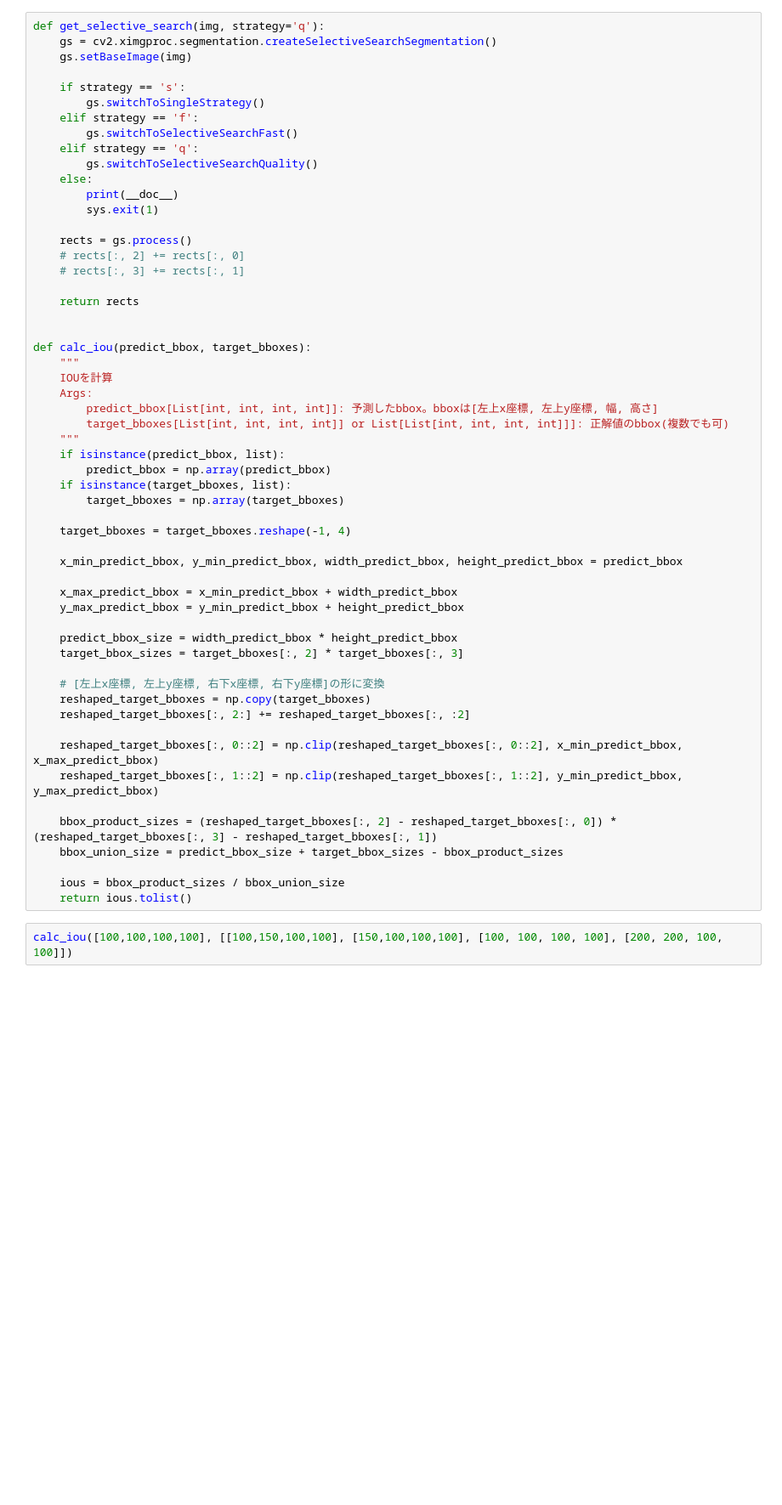
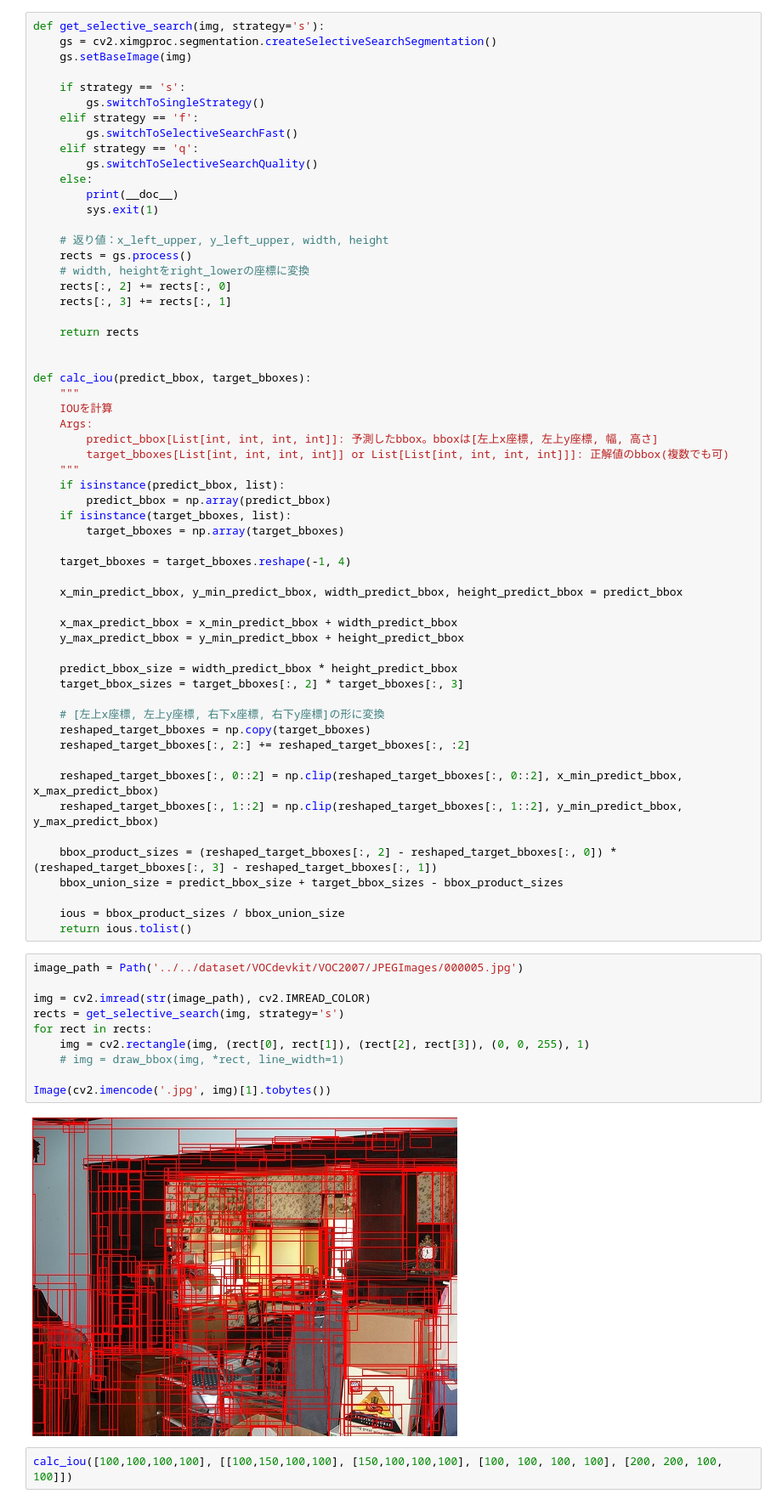
Before and after one commit to toike08D17012/ObjectDetection, a Jupyter notebook: models/R_CNN/test.ipynb, the cells around one changed output. Shown at 85% size. Drawn from its saved outputs; the diff is of its cells as text; blank space fills up the shorter version.

```diff
--- a/models/R_CNN/test.ipynb
+++ b/models/R_CNN/test.ipynb
@@ -10,6 +10,6 @@ sys.path.append('../')
 from utils.drawer import draw_bbox, draw_marker
 # %%
-def get_selective_search(img, strategy='q'):
+def get_selective_search(img, strategy='s'):
     gs = cv2.ximgproc.segmentation.createSelectiveSearchSegmentation()
     gs.setBaseImage(img)
 
@@ -23,9 +23,11 @@ def get_selective_search(img, strategy='q'):
         print(__doc__)
         sys.exit(1)
 
+    # 返り値：x_left_upper, y_left_upper, width, height
     rects = gs.process()
-    # rects[:, 2] += rects[:, 0]
-    # rects[:, 3] += rects[:, 1]
+    # width, heightをright_lowerの座標に変換
+    rects[:, 2] += rects[:, 0]
+    rects[:, 3] += rects[:, 1]
 
     return rects
 
@@ -64,6 +66,18 @@ def calc_iou(predict_bbox, target_bboxes):
 
     ious = bbox_product_sizes / bbox_union_size
     return ious.tolist()
+# %%
+image_path = Path('../../dataset/VOCdevkit/VOC2007/JPEGImages/000005.jpg')
+
+img = cv2.imread(str(image_path), cv2.IMREAD_COLOR)
+rects = get_selective_search(img, strategy='s')
+for rect in rects:
+    img = cv2.rectangle(img, (rect[0], rect[1]), (rect[2], rect[3]), (0, 0, 255), 1)
+    # img = draw_bbox(img, *rect, line_width=1)
+
+Image(cv2.imencode('.jpg', img)[1].tobytes())
+# %% [output]
+[figure, added]
 # %%
 calc_iou([100,100,100,100], [[100,150,100,100], [150,100,100,100], [100, 100, 100, 100], [200, 200, 100, 100]])
 # %% [output]
```
Also changed, not shown: parts of 5 cells of this notebook, 12 other files.
